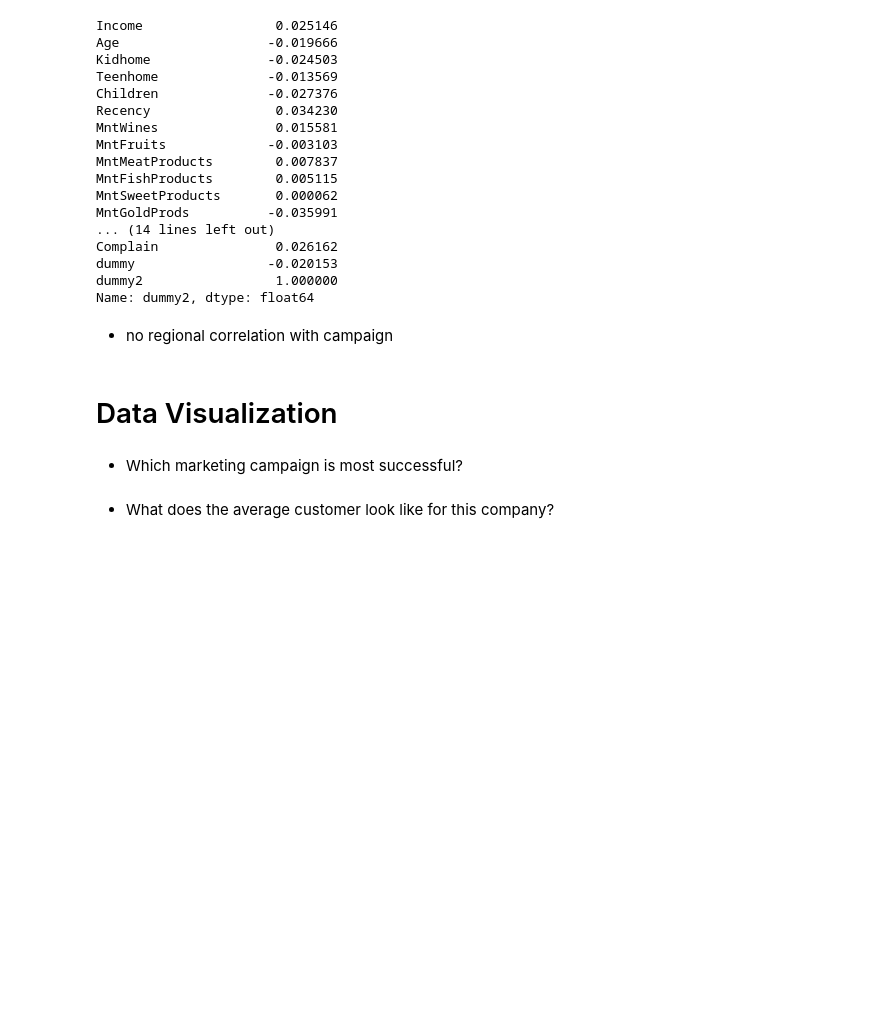
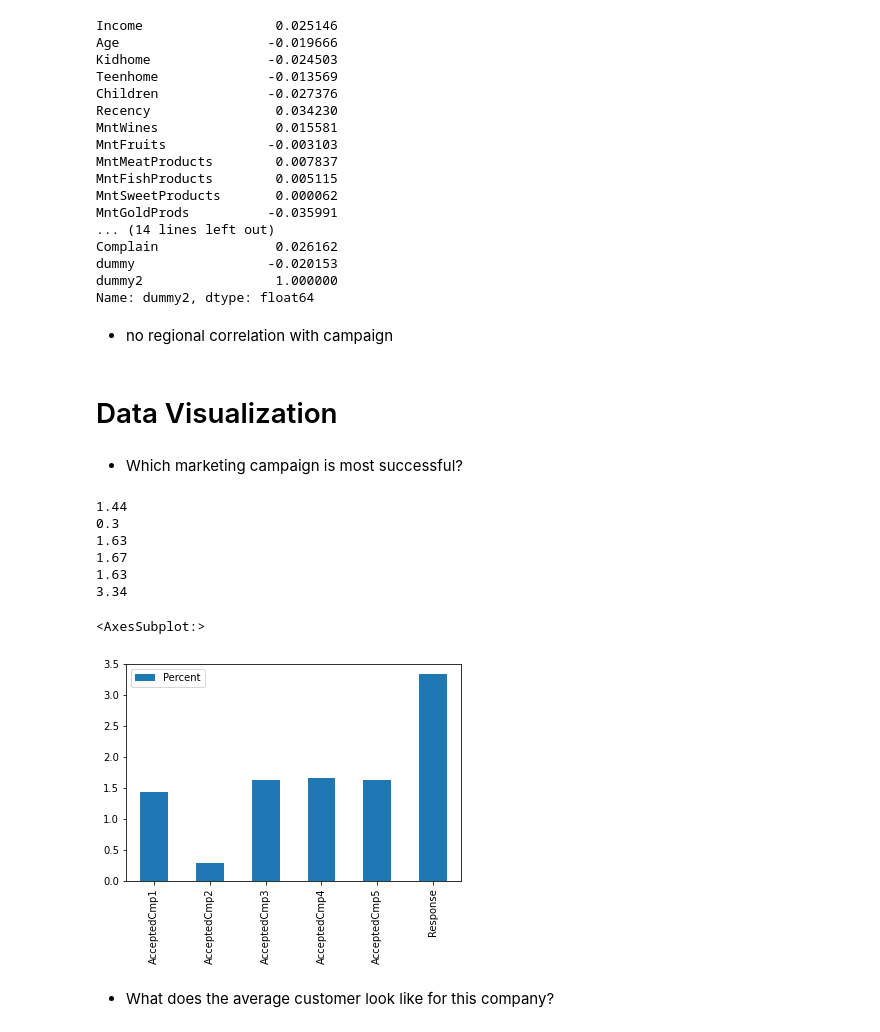
Before and after one commit to DamonReyes/Portfolio_Projects, a Jupyter notebook: Python/Marketing Analytics Project.ipynb, the cells around one changed output. Saved outputs shown, nothing was run; the diff lists cells and outputs as text; code cells hidden in the pictures; blank space fills up the shorter version.

```diff
--- a/Python/Marketing Analytics Project.ipynb
+++ b/Python/Marketing Analytics Project.ipynb
@@ -737,5 +737,25 @@ og.to_excel(r'C:\Users\steve\Documents\MAP.xlsx')
 # Data Visualization <a name="paragraph3"></a>
 # %% [markdown]
 - Which marketing campaign is most successful?
+# %%
+print(og['AcceptedCmp1'].sum()/100.0)
+print(og['AcceptedCmp2'].sum()/100.0)
+print(og['AcceptedCmp3'].sum()/100.0)
+print(og['AcceptedCmp4'].sum()/100.0)
+print(og['AcceptedCmp5'].sum()/100.0)
+print(og['Response'].sum()/100.0)
+# %% [output]
+1.44
+0.3
+1.63
+1.67
+1.63
+3.34
+# %%
+mmm = pd.DataFrame(og[['AcceptedCmp1', 'AcceptedCmp2', 'AcceptedCmp3', 'AcceptedCmp4', 'AcceptedCmp5', 'Response']].sum()/100.0, columns=['Percent'])
+mmm.plot(kind='bar')
+# %% [output]
+<AxesSubplot:>
+[figure, added]
 # %% [markdown]
 - What does the average customer look like for this company?
```
Also changed, not shown: parts of 6 cells of this notebook.
